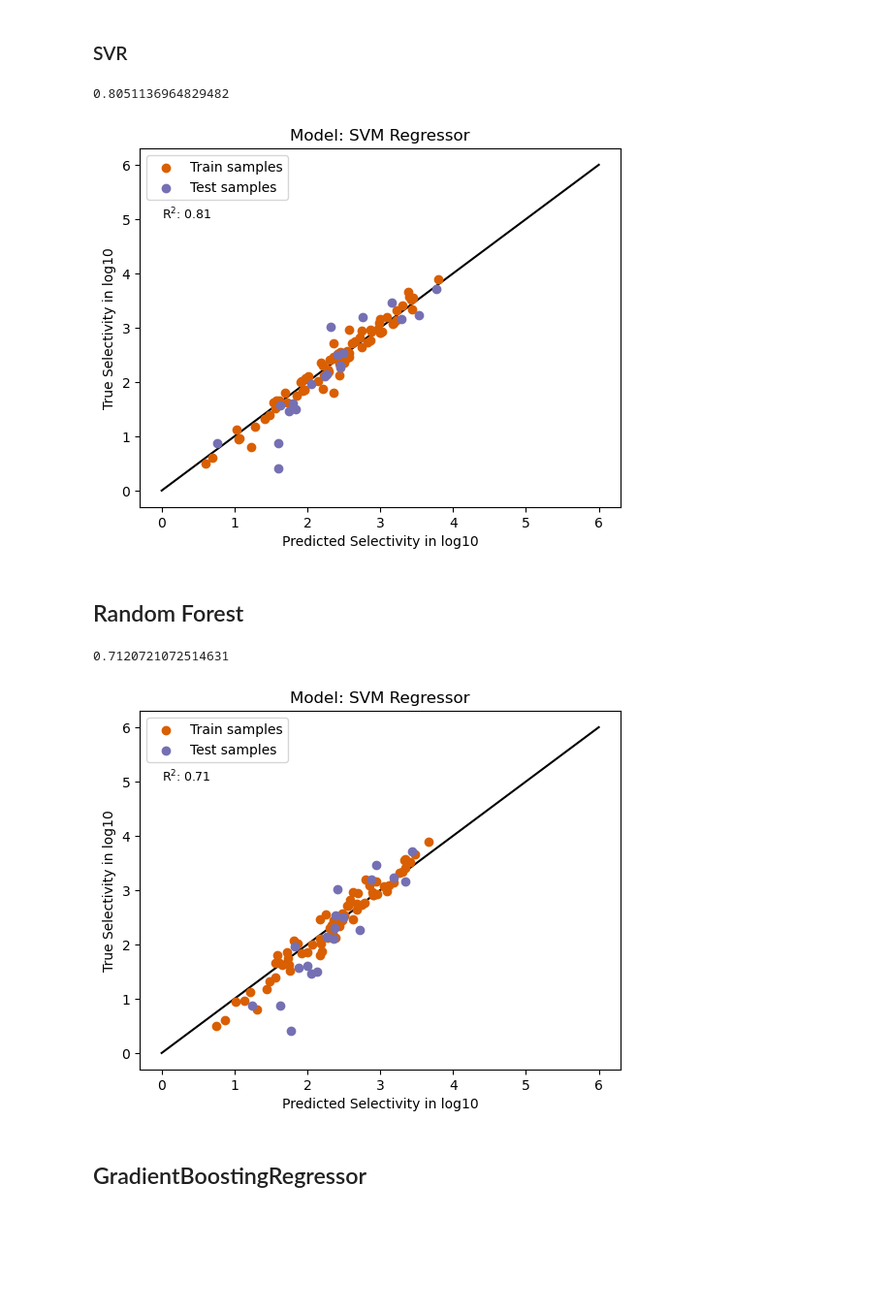
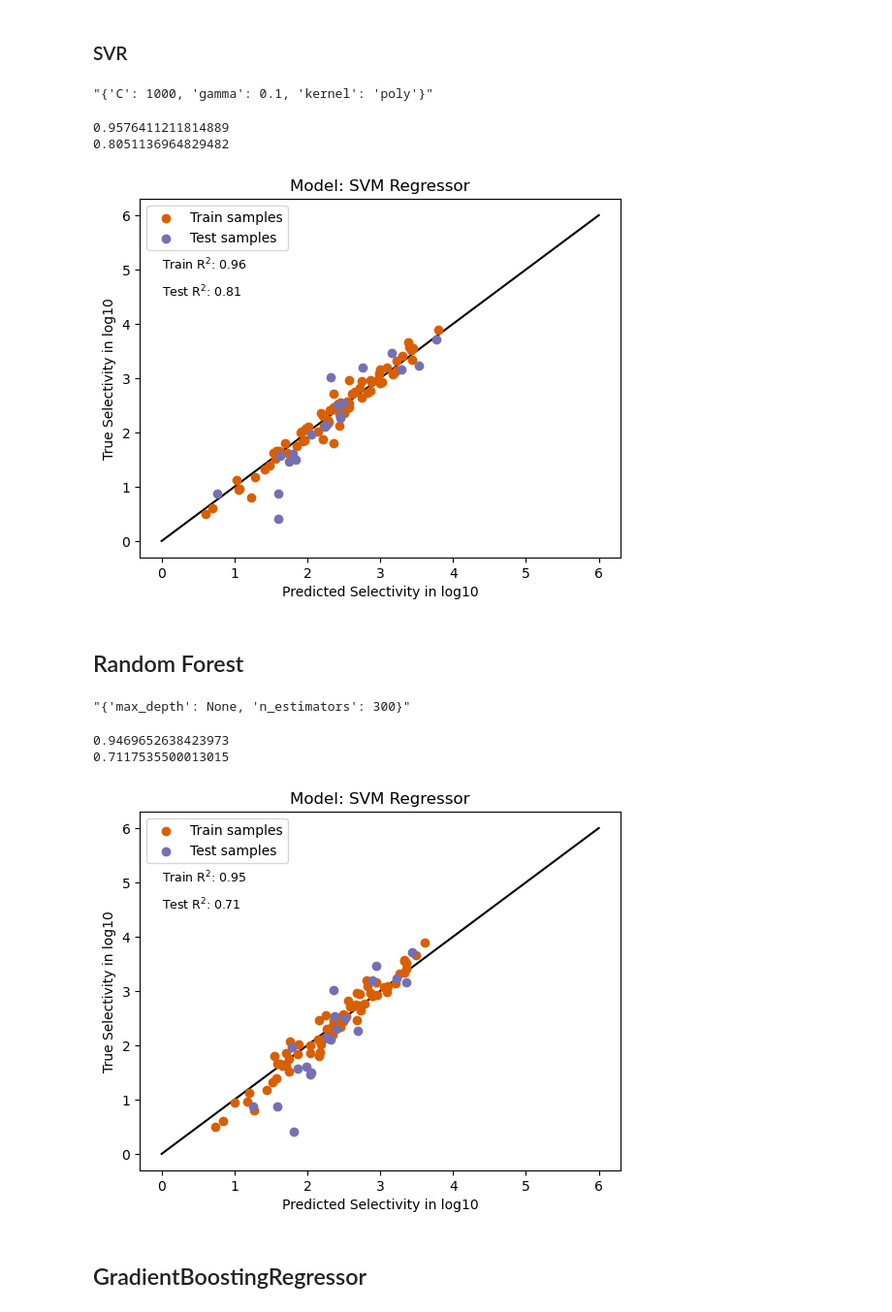
Before and after one commit to ziul-bio/DMS_ML_AMP, a Jupyter notebook: 05_Selectivity_model.ipynb, the cells around one changed output. Shown at 97% size. Cells and saved outputs as stored; diff of their text form; code cells hidden in the pictures; blank space fills up the shorter version.

```diff
--- a/05_Selectivity_model.ipynb
+++ b/05_Selectivity_model.ipynb
@@ -317,9 +355,13 @@ The C parameter controls the trade-off between achieving a low training error an
 A linear kernel is a simple kernel function that can help to avoid overfitting by creating a linear decision boundary.
 # %% [markdown]
 ### SVR
+# %%
+results.iloc[4, 8]
+# %% [output]
+"{'C': 1000, 'gamma': 0.1, 'kernel': 'poly'}"
 # %%
 # train SVR on best parameters
-SVR = SVR(
+model = SVR(
     kernel='poly',
     C=1000,
     gamma=0.1,
@@ -327,15 +369,17 @@ SVR = SVR(
 )
 
 # fiting
-SVR.fit(XX_train, y_train)
+model.fit(XX_train, y_train)
 
 # checking score
-SVR.score(XX_test, y_test)
+print(model.score(XX_train, y_train))
+print(model.score(XX_test, y_test))
 # %% [output]
+0.9576411211814889
 0.8051136964829482
 # %%
-train_pred = SVR.predict(XX_train)
-y_pred = SVR.predict(XX_test)
+train_pred = model.predict(XX_train)
+y_pred = model.predict(XX_test)
 
 plt.scatter(train_pred, y_train, label="Train samples", c='#d95f02')
 plt.scatter(y_pred, y_test, label="Test samples", c='#7570b3')
@@ -343,41 +387,49 @@ plt.title(f"Model: SVM Regressor")
 plt.xlabel("Predicted Selectivity in log10")
 plt.ylabel("True Selectivity in log10")
 plt.plot([0, 6], [0, 6], c='k', zorder=0)
-plt.text(0, 5, f'R$^2$: {SVR.score(XX_test, y_test).round(2)}', fontsize = 9)
+plt.text(0, 5, f'Train R$^2$: {model.score(XX_train, y_train).round(2)}', fontsize = 9)
+plt.text(0, 4.5, f'Test R$^2$: {model.score(XX_test, y_test).round(2)}', fontsize = 9)
 plt.legend()
 plt.show()
 # %% [output]
-[figure, old version]
+[figure, new version]
 # %% [markdown]
 ## Random Forest
+# %%
+results.iloc[3, 8]
+# %% [output]
+"{'max_depth': None, 'n_estimators': 300}"
 # %%
 # train SVR on best parameters
 model = RandomForestRegressor(
-    max_depth=5,
-    n_estimators=500
+    max_depth=None,
+    n_estimators=300
 )
 
 # fiting
 model.fit(XX_train, y_train)
 
 # checking score
-model.score(XX_test, y_test)
+print(model.score(XX_train, y_train))
+print(model.score(XX_test, y_test))
 # %% [output]
-0.7120721072514631
+0.9469652638423973
+0.7117535500013015
 # %%
 train_pred = model.predict(XX_train)
 y_pred = model.predict(XX_test)
 
 plt.scatter(train_pred, y_train, label="Train samples", c='#d95f02')
 plt.scatter(y_pred, y_test, label="Test samples", c='#7570b3')
 plt.title(f"Model: SVM Regressor")
 plt.xlabel("Predicted Selectivity in log10")
 plt.ylabel("True Selectivity in log10")
 plt.plot([0, 6], [0, 6], c='k', zorder=0)
-plt.text(0, 5, f'R$^2$: {model.score(XX_test, y_test).round(2)}', fontsize = 9)
+plt.text(0, 5, f'Train R$^2$: {model.score(XX_train, y_train).round(2)}', fontsize = 9)
+plt.text(0, 4.5, f'Test R$^2$: {model.score(XX_test, y_test).round(2)}', fontsize = 9)
 plt.legend()
 plt.show()
 # %% [output]
-[figure, old version]
+[figure, new version]
 # %% [markdown]
 ## GradientBoostingRegressor
```
Also changed, not shown: parts of 16 cells of this notebook, 1 other file.
